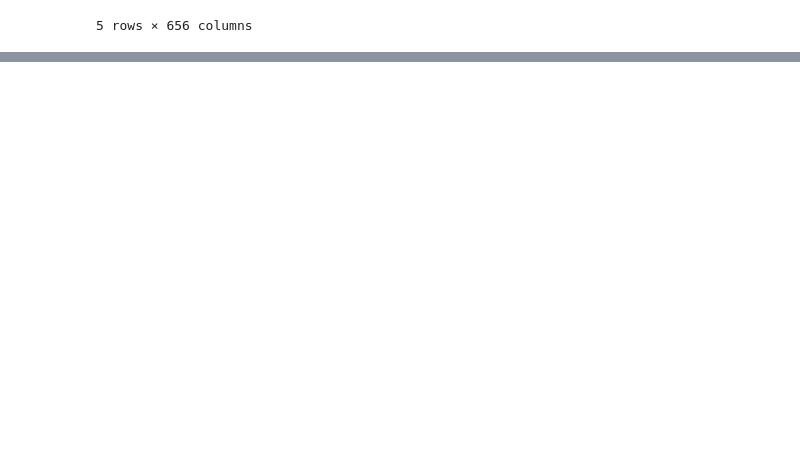
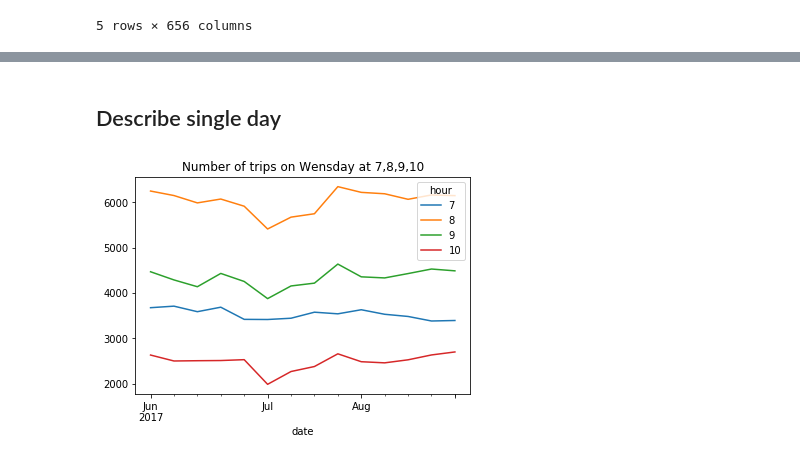
Before and after one commit to RafalKucharskiPK/DataScience_for_TransportationResearch, a Jupyter notebook: demo.ipynb, the cells around one changed output, grey strips where cells are left out. Drawn from its saved outputs; the diff is of its cells as text; code cells hidden in the pictures; blank space fills up the shorter version.

```diff
--- a/demo.ipynb
+++ b/demo.ipynb
@@ -261,0 +316,18 @@ relative_OD.head()
+# %% [markdown]
+## Describe single day
+# %%
+by1 = [trips.index.date, trips.index.hour]
+by2 = [trips.index.date]
+hours = trips['bikeid'].groupby(by=by1).count()  # total trips per day,  hour
+hours = hours.reset_index()  # flatten the multi index pandas data frame
+hours.columns = ["date", "hour", "trips"]  # make understandable index names
+days = hours.pivot(index="date", columns='hour', values='trips')  # use hours as columns (fields)
+days['totals'] = trips['bikeid'].groupby(by=by2).count()  # add totals
+days.index = pd.to_datetime(days.index)
+days["weekday"] = days.index.dayofweek
+# %%
+days[days.weekday == 3][[7, 8, 9, 10]].plot()
+plt.title("Number of trips on Wensday at 7,8,9,10")
+plt.show()
+# %% [output]
+[figure, added]
```
Also changed, not shown: parts of 22 cells of this notebook, 1 other file.
